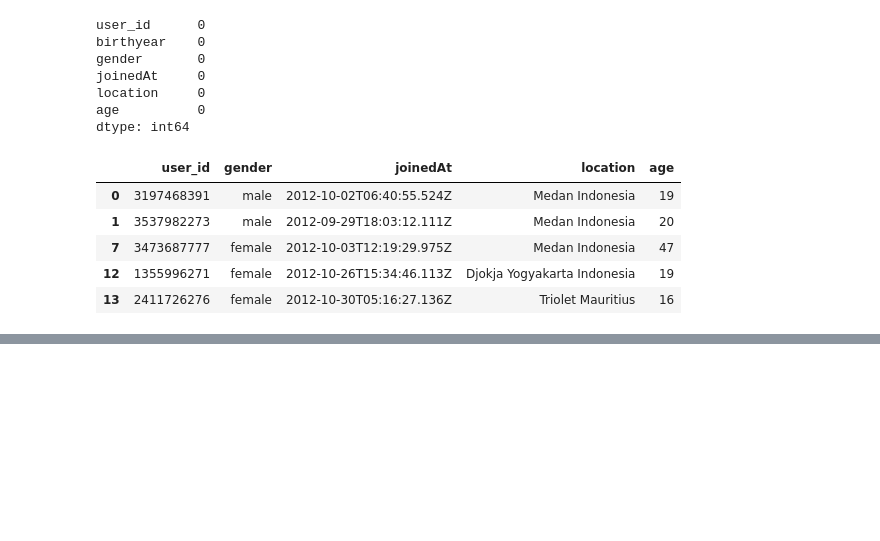
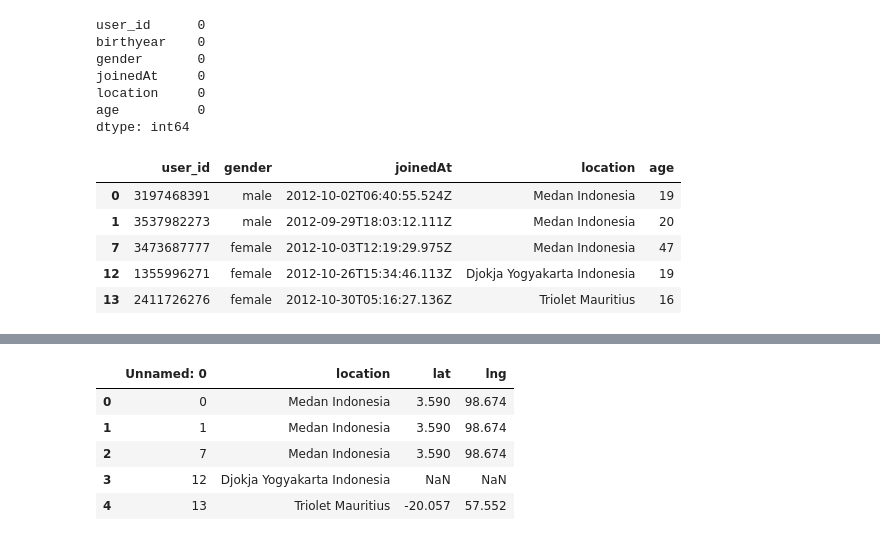
Before and after one commit to AbigailUchennaNkama/masters_thesis_project, a Jupyter notebook: thesis/user_data.ipynb, the cells around one changed output, grey strips where cells are left out. Cells and saved outputs as stored; diff of their text form; code cells hidden in the pictures; blank space fills up the shorter version.

```diff
--- a/thesis/user_data.ipynb
+++ b/thesis/user_data.ipynb
@@ -153,0 +234,9 @@ filtered_user_data.head()
+# %%
+users_df.head()
+# %% [output]
+|  | Unnamed: 0 | location | lat | lng |
+| 0 | 0 | Medan Indonesia | 3.590 | 98.674 |
+| 1 | 1 | Medan Indonesia | 3.590 | 98.674 |
+| 2 | 7 | Medan Indonesia | 3.590 | 98.674 |
+| 3 | 12 | Djokja Yogyakarta Indonesia | NaN | NaN |
+| 4 | 13 | Triolet Mauritius | -20.057 | 57.552 |
```
Also changed, not shown: parts of 18 cells of this notebook, 7 other files.
